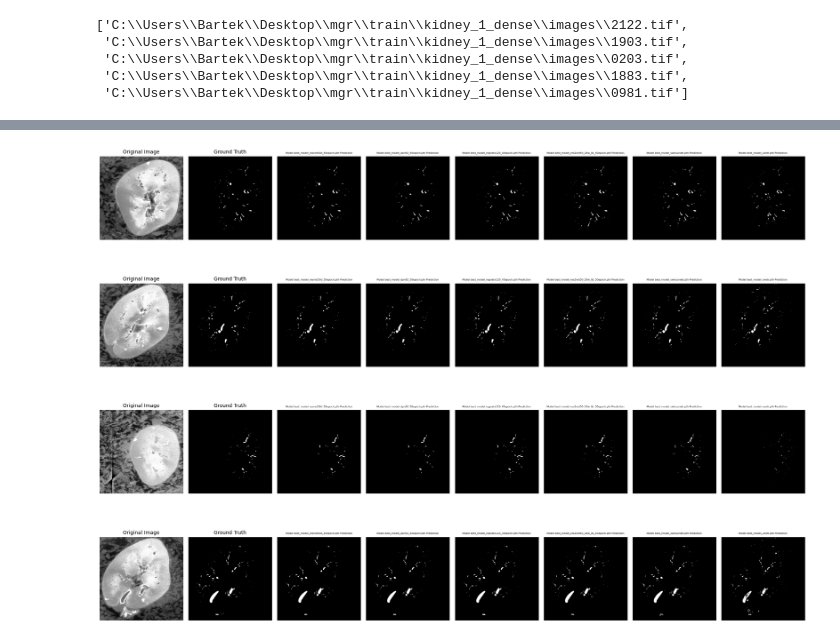
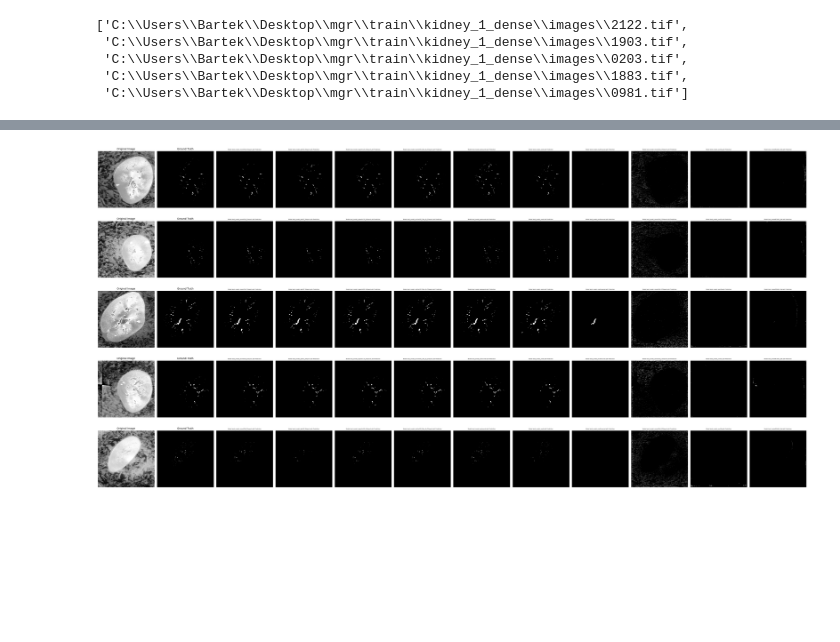
Before and after one commit to banczok/masters_thesis, a Jupyter notebook: model_compare.ipynb, the cells around one changed output, grey strips where cells are left out. Saved outputs shown, nothing was run; the diff lists cells and outputs as text; code cells hidden in the pictures; blank space fills up the shorter version.

Commit message:
Adding all models and kidneys

```diff
--- a/model_compare.ipynb
+++ b/model_compare.ipynb
@@ -216,7 +216,7 @@ transform = A.Compose([
 val_dataset = newDataset(val_image_files, val_mask_files, transform=transform)
 # %%
 #train_dataloader= DataLoader(train_dataset,batch_size=6,shuffle=True)
-val_dataloader = DataLoader(val_dataset,batch_size=4,shuffle=False)
+val_dataloader = DataLoader(val_dataset,batch_size=2,shuffle=False)
 # %%
 import ssl
 
@@ -376,7 +421,9 @@ for model_name in list(models.keys()):
     perfs.append(perf)
     tmp = perf.report()
     tmp.insert(loc=0, column='model', value=model_name)
-    tmp['params'] = sum(p.numel() for p in model.parameters())
+
+    tmp['param_cnt'] = sum(p.numel() for p in model.parameters())
+
     perfs_df = pd.concat([perfs_df, tmp])
 
     torch.cuda.empty_cache()
@@ -400,4 +459,4 @@ perfs_df
 # %%
-plot_model_comparisons(perfs, list(models.keys()))
+plot_model_comparisons(perfs, list(models.keys()), figsize=(40, 20))
 # %% [output]
-[figure, old version]
+[figure, new version]
```
Also changed, not shown: parts of 4 cells of this notebook, 18 other files.
